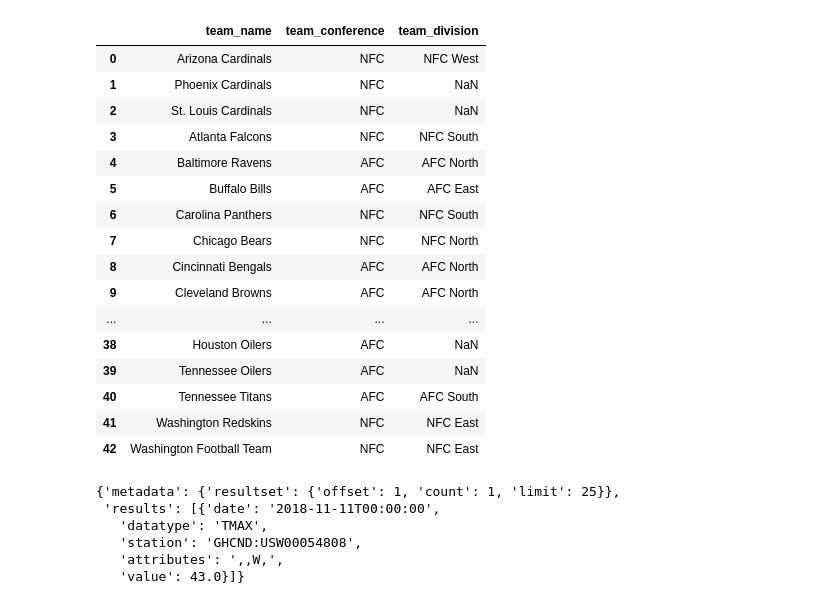
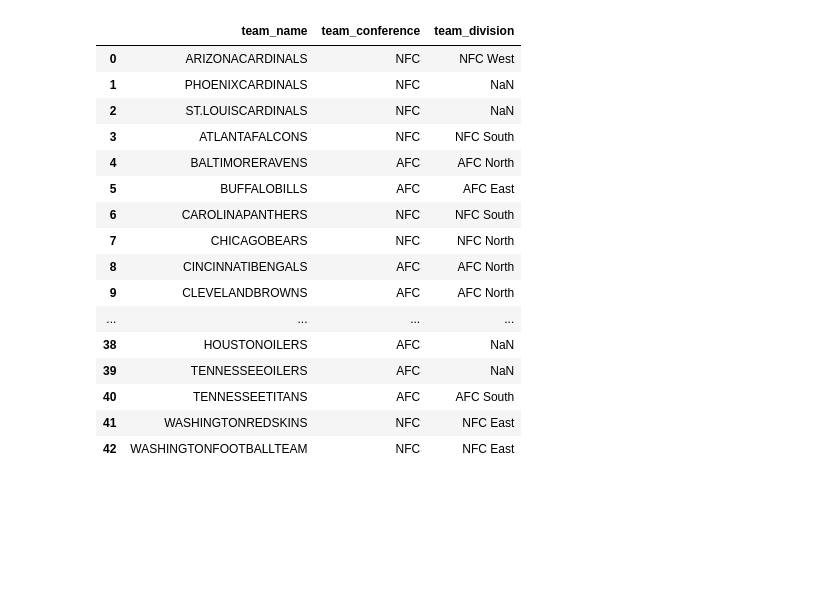
Before and after one commit to KevinKillman/ETL-Project, a Jupyter notebook: main_program.ipynb, the cells around one changed output. Cells and saved outputs as stored; diff of their text form; code cells hidden in the pictures; blank space fills up the shorter version.

```diff
--- a/main_program.ipynb
+++ b/main_program.ipynb
@@ -14,6 +18,7 @@ Python-dotenv could not parse statement starting at line 8
 # %%
 stations_df = pd.read_csv('data_from_web/weather_stations.csv')
 stations_df.drop(columns=['NCDCID', 'WBAN', 'COUNTY', 'ELEV', 'UTC', 'STNTYPE'], inplace=True)
+stations_df.dropna(how='any', inplace=True) #dropping alaskan station that has no GHCND which i use as a Primary Key in SQL
 stations_df.head()
 # %% [output]
 |  | NAME | COUNTRY | ST | LAT | LON | GHCND |
@@ -42,8 +47,9 @@ for index, row in stadium_df.iterrows():
     team.append(row['TEAM'].upper().replace(' ',''))
 stadium_df['TEAM'] = team
 stadium_df.loc[1, 'TEAM'] = 'CHICAGOBEARS'
-stadium_df.set_index('TEAM', inplace=True)
 stadium_df.rename(columns={'Geo Point': 'geo_point'}, inplace=True)
+stadium_df.rename(columns={'TEAM':'team'}, inplace=True)
+stadium_df.set_index('team', inplace=True)
 stadium_df
 # %% [output]
 |  | NAME | geo_point | ROOF_TYPE | Station |
@@ -81,8 +87,8 @@ games_df['Home Team'] = hometeam
 games_df['Away Team'] = awayteam
 games_df.drop(columns=['Day', 'Unnamed: 5', 'Unnamed: 7', 'Winner/tie', 'Loser/tie', 'TOW', 'TOL'], inplace = True)
 games_df.reset_index(inplace=True)
-games_df.rename(columns={'index':'Game ID'}, inplace=True)
-games_df.set_index('Game ID', inplace=True)
+games_df.rename(columns={'index':'game_id'}, inplace=True)
+games_df.set_index('game_id', inplace=True)
 date_obj = []
 for index,row in games_df.iterrows():
     date_obj.append(dt.datetime.strptime(row['Date']+' 2018', '%B %d %Y'))
@@ -90,14 +96,30 @@ games_df['Datetime Obj'] = date_obj
 stadium = []
 station = []
 for index,row in games_df.iterrows():
+    team=''
+    games_df.loc[index, 'Home Team'] = row['Home Team'].upper().replace(' ', '')
+    games_df.loc[index, 'Winner'] = row['Winner'].upper().replace(' ', '')
+    games_df.loc[index, 'Loser'] = row['Loser'].upper().replace(' ', '')
+    games_df.loc[index, 'Away Team'] = row['Away Team'].upper().replace(' ', '')
     team = row['Home Team'].upper().replace(' ', '')
     if team == 'NEWYORKGIANTS' or team == 'NEWYORKJETS':
         team = 'NEWYORKGIANTS/NEWYORKJETS'
-    if team == 'LOSANGELESCHARGERS' or team =='LOSANGELESRAMS':
+        stadium.append(stadium_df['NAME'].loc[team])
+        station.append(stadium_df['Station'].loc[team])
+    elif team == 'LOSANGELESCHARGERS' or team == 'LOSANGELESRAMS':
         team = 'LOSANGELESCHARGERS/LOSANGELESRAMS'
-    stadium.append(stadium_df['NAME'].loc[team])
-    station.append(stadium_df['Station'].loc[team])
+        stadium.append(stadium_df['NAME'].loc[team])
+        station.append(stadium_df['Station'].loc[team])
+    else:
+        stadium.append(stadium_df['NAME'].loc[team])
+        station.append(stadium_df['Station'].loc[team])
 games_df['Stadium'] = stadium
-games_df['Station'] = station
+games_df['ghcnd'] = station
+games_df['total_pts'] = games_df['PtsW'] + games_df['PtsL']
+games_df['total_yds'] = games_df['YdsW'] + games_df['YdsL']
+games_df.drop(columns=['Date', 'Time'], inplace=True)
+games_df.rename(columns={'Home Team': 'home_team',
+                         'Away Team':'away_team',
+                         'Datetime Obj': 'date'}, inplace=True)
 games_df
 # %% [output]
@@ -120,7 +142,7 @@ for index, row in games_df.iterrows():
     base = 'https://www.ncdc.noaa.gov/cdo-web/api/v2/data?datasetid=GHCND&units=standard&startdate='
     startDate = row['Datetime Obj'].strftime('%Y-%m-%d')
     endDate = startDate
-    station=row['Station']
+    station=row['ghcnd']
     url = f'{base}{startDate}&enddate={endDate}&stationid=GHCND:{station}'
     head = {"token": os.getenv('NOAA_TOK')}
     json = requests.get(url, headers=head).json()
@@ -130,6 +152,5 @@ for index, row in games_df.iterrows():
         elif result['datatype']=='TMAX':
             games_df.loc[index, 'Temp'] = result['value']
 games_df.dropna(how='any', inplace=True) #There seems to be only one value returning NaN from the API, So i am dropping this record.
-games_df.drop(columns=['Date', 'Time'], inplace=True)
 games_df
 # %% [output]
@@ -170,32 +171,24 @@ games_df
 # %%
 teams_df = pd.read_csv('data_from_web/nfl_teams.csv')
 teams_df = teams_df[['team_name', 'team_conference', 'team_division']]
+for index, row in teams_df.iterrows():
+    teams_df.loc[index, 'team_name'] = row['team_name'].upper().replace(' ','')
 teams_df
 # %% [output]
 |  | team_name | team_conference | team_division |
-| 0 | Arizona Cardinals | NFC | NFC West |
-| 1 | Phoenix Cardinals | NFC | NaN |
-| 2 | St. Louis Cardinals | NFC | NaN |
-| 3 | Atlanta Falcons | NFC | NFC South |
-| 4 | Baltimore Ravens | AFC | AFC North |
-| 5 | Buffalo Bills | AFC | AFC East |
-| 6 | Carolina Panthers | NFC | NFC South |
-| 7 | Chicago Bears | NFC | NFC North |
-| 8 | Cincinnati Bengals | AFC | AFC North |
-| 9 | Cleveland Browns | AFC | AFC North |
+| 0 | ARIZONACARDINALS | NFC | NFC West |
+| 1 | PHOENIXCARDINALS | NFC | NaN |
+| 2 | ST.LOUISCARDINALS | NFC | NaN |
+| 3 | ATLANTAFALCONS | NFC | NFC South |
+| 4 | BALTIMORERAVENS | AFC | AFC North |
+| 5 | BUFFALOBILLS | AFC | AFC East |
+| 6 | CAROLINAPANTHERS | NFC | NFC South |
+| 7 | CHICAGOBEARS | NFC | NFC North |
+| 8 | CINCINNATIBENGALS | AFC | AFC North |
+| 9 | CLEVELANDBROWNS | AFC | AFC North |
 | ... | ... | ... | ... |
-| 38 | Houston Oilers | AFC | NaN |
-| 39 | Tennessee Oilers | AFC | NaN |
-| 40 | Tennessee Titans | AFC | AFC South |
-| 41 | Washington Redskins | NFC | NFC East |
-| 42 | Washington Football Team | NFC | NFC East |
+| 38 | HOUSTONOILERS | AFC | NaN |
+| 39 | TENNESSEEOILERS | AFC | NaN |
+| 40 | TENNESSEETITANS | AFC | AFC South |
+| 41 | WASHINGTONREDSKINS | NFC | NFC East |
+| 42 | WASHINGTONFOOTBALLTEAM | NFC | NFC East |
-# %%
-url = 'https://www.ncdc.noaa.gov/cdo-web/api/v2/data?datasetid=GHCND&datatypeid=TMAX,PRCP,WIPRCP&units=standard&startdate=2018-11-11&enddate=2018-11-11&stationid=GHCND:USW00054808'
-requests.get(url, headers={"token": os.getenv('NOAA_TOK')}).json()
-# %% [output]
-{'metadata': {'resultset': {'offset': 1, 'count': 1, 'limit': 25}},
- 'results': [{'date': '2018-11-11T00:00:00',
-   'datatype': 'TMAX',
-   'station': 'GHCND:USW00054808',
-   'attributes': ',,W,',
-   'value': 43.0}]}
```
Also changed, not shown: parts of 12 cells of this notebook, 2 other files.
